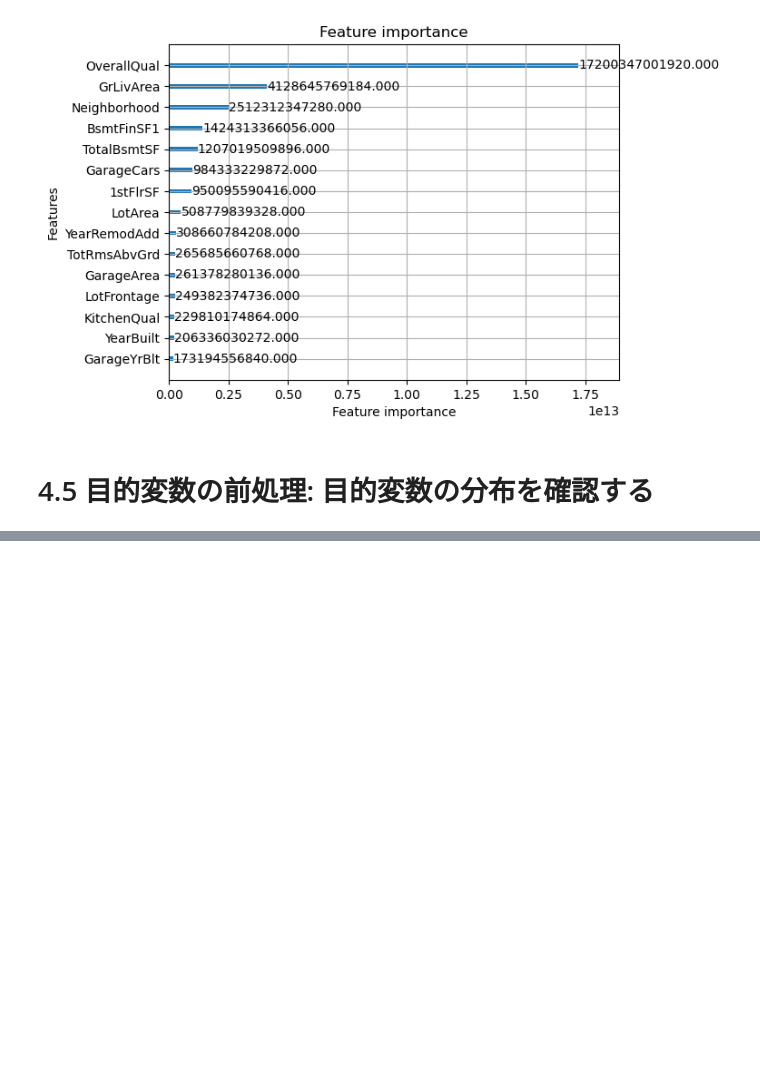
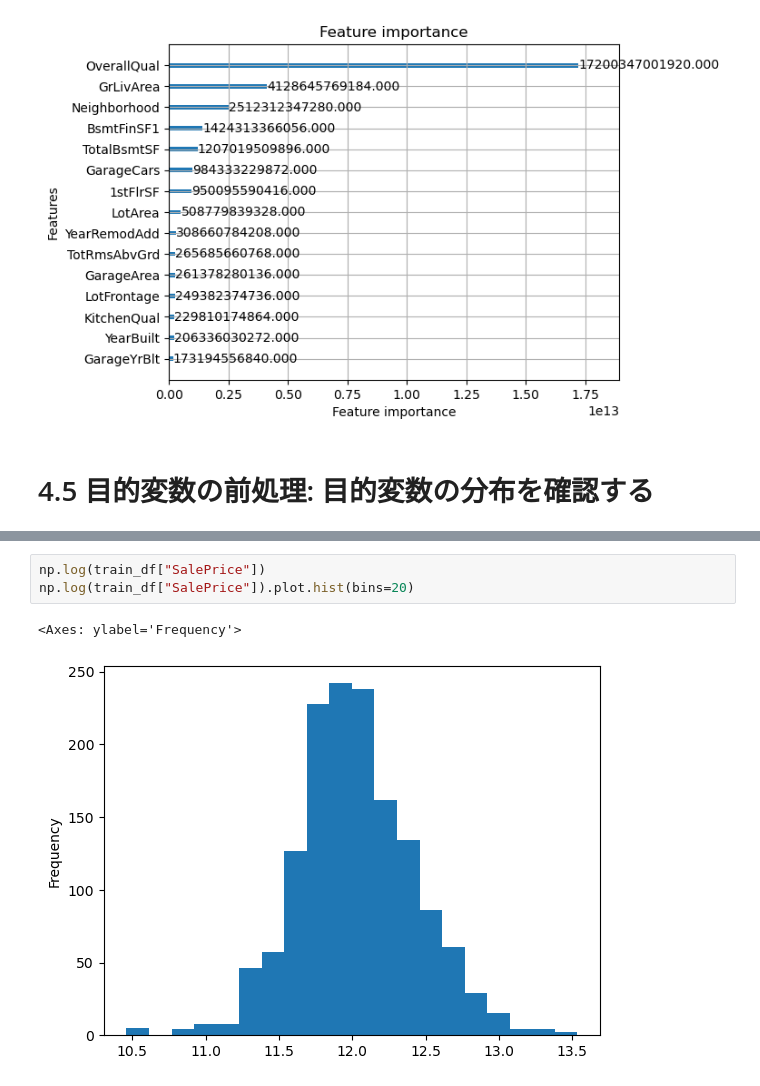
Before and after one commit to virtual-hippo/hello-kaggle, a Jupyter notebook: work/house-prices/sandbox/hello-house-prices.ipynb, the cells around one changed output, grey strips where cells are left out. Saved outputs shown, nothing was run; the diff lists cells and outputs as text; blank space fills up the shorter version.

```diff
--- a/work/house-prices/sandbox/hello-house-prices.ipynb
+++ b/work/house-prices/sandbox/hello-house-prices.ipynb
@@ -241,0 +248,6 @@ for model in models:
+# %%
+np.log(train_df["SalePrice"])
+np.log(train_df["SalePrice"]).plot.hist(bins=20)
+# %% [output]
+<Axes: ylabel='Frequency'>
+[figure, added]
```
Also changed, not shown: parts of 28 cells of this notebook.
